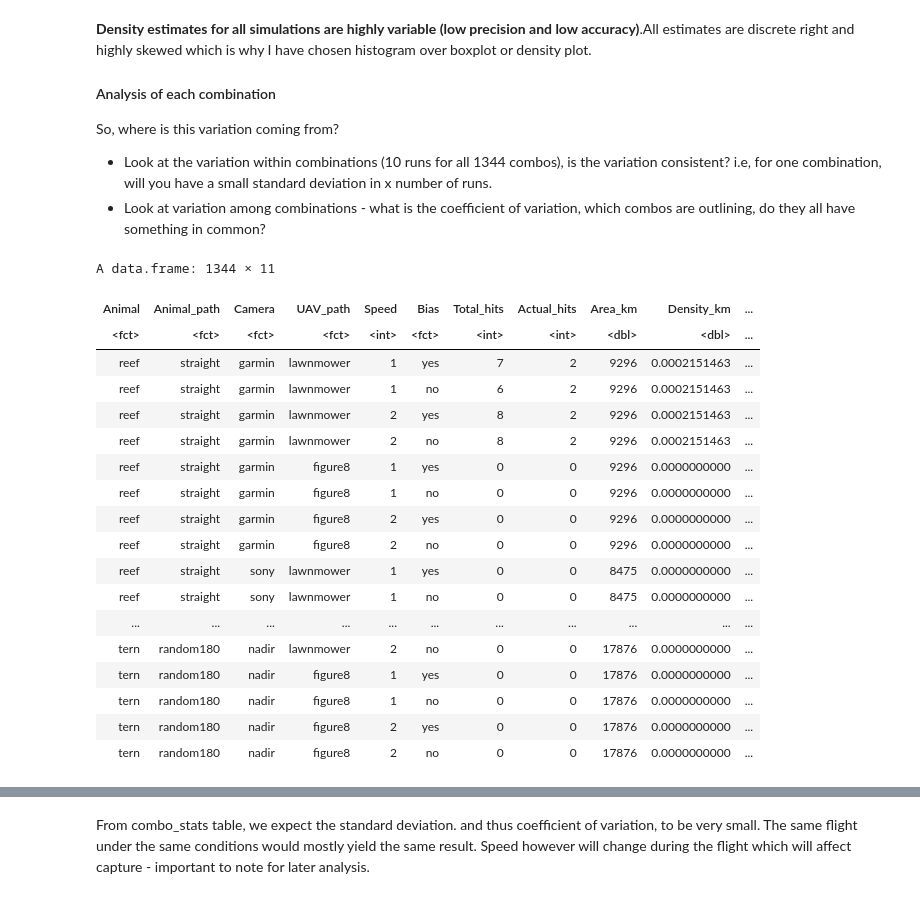
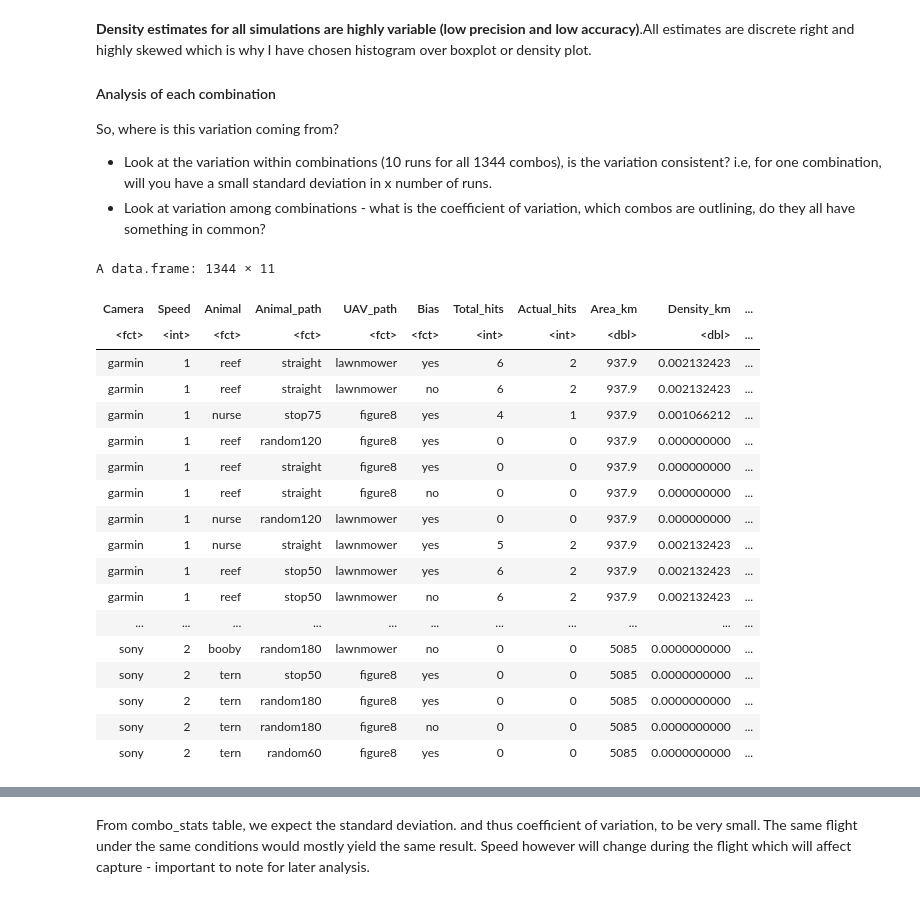
Before and after one commit to EvalImperialforces/CMEE_Thesis, a Jupyter notebook: Code/Simulation_Analysis.ipynb, the cells around one changed output, grey strips where cells are left out. Drawn from its saved outputs; the diff is of its cells as text; code cells hidden in the pictures.

Commit message:
Simulations running on HPC, all belize flights imported and final analysis on jupyter

```diff
--- a/Code/Simulation_Analysis.ipynb
+++ b/Code/Simulation_Analysis.ipynb
@@ -64,33 +145,3 @@ Model accuracy of entire datset means that we calculate the density of each simu
 **True simulation density then is not the actual density of animals in that area but rather the mean calculated density from x number of simulations. I would have initially assumed the true simulation density to be 1 (there's one animal in the simulation)** but that is never really the case when encounters are expressed as a ratio of area.
 
 Must first calculate area covered in each simulation (fix in simulation later)
-# %%
-# Area covered by each camera appended to simulation data
-cam_name <- c("garmin", "sony", "nadir")
-cam_area <- c(9.296,8.475,17.876) # Already in kilometres
-cam_table <- data.frame(cam_name, cam_area)
-
-
-calcArea <- function(df){
-    # Area of each camera
-    area_covered <- c()
-    for(i in df$Camera){
-      if(i == "garmin"){
-        area_covered <- c(area_covered, cam_table[1,2])
-      }
-      if(i == "sony"){
-        area_covered <- c(area_covered, cam_table[2,2])
-      }
-      if(i == "nadir"){
-        area_covered <- c(area_covered, cam_table[3,2])
-      }
-    }
-    return(area_covered)
-}
-
-
-# Area per flight
-area_covered <- calcArea(all_sims)
-Area_km <- (area_covered*timestep)
-all_sims <- cbind(all_sims, Area_km)
-all_sims
@@ -189,48 +226,48 @@ So, where is this variation coming from?
 # %%
 per_sim_density <- function(df){
 
   # Calculate density for each simulation and add
   Density_km <- calcDensity(df$Actual_hits, df$Area_km)
   False_Density_km <- calcDensity(df$Total_hits, df$Area_km)
 
   df <- cbind(df, Density_km)
   df <- cbind(df, False_Density_km)
 
   return(df)
 }
 
 
 for(i in 1:length(current_sims)){
-    #df <- [[i]]
-    Area_km <- calcArea(current_sims[[i]])*timestep
-    current_sims[[i]] <- cbind(current_sims[[i]], Area_km)
+    unique_cams = unique(current_sims[[i]]$Camera)
+    unique_speed = c(1, 2)
+    current_sims[[i]] = merge(current_sims[[i]], cam_table)
     current_sims[[i]] <- per_sim_density(current_sims[[i]])
 }
 
 
 
 #calcArea(current_sims[[1]])
-#current_sims[[1]]
+current_sims[[6]]
 # %% [output]
 A data.frame: 1344 × 11
-| Animal | Animal_path | Camera | UAV_path | Speed | Bias | Total_hits | Actual_hits | Area_km | Density_km | ... |
-| <fct> | <fct> | <fct> | <fct> | <int> | <fct> | <int> | <int> | <dbl> | <dbl> | ... |
-| reef | straight | garmin | lawnmower | 1 | yes | 7 | 2 | 9296 | 0.0002151463 | ... |
-| reef | straight | garmin | lawnmower | 1 | no | 6 | 2 | 9296 | 0.0002151463 | ... |
-| reef | straight | garmin | lawnmower | 2 | yes | 8 | 2 | 9296 | 0.0002151463 | ... |
-| reef | straight | garmin | lawnmower | 2 | no | 8 | 2 | 9296 | 0.0002151463 | ... |
-| reef | straight | garmin | figure8 | 1 | yes | 0 | 0 | 9296 | 0.0000000000 | ... |
-| reef | straight | garmin | figure8 | 1 | no | 0 | 0 | 9296 | 0.0000000000 | ... |
-| reef | straight | garmin | figure8 | 2 | yes | 0 | 0 | 9296 | 0.0000000000 | ... |
-| reef | straight | garmin | figure8 | 2 | no | 0 | 0 | 9296 | 0.0000000000 | ... |
-| reef | straight | sony | lawnmower | 1 | yes | 0 | 0 | 8475 | 0.0000000000 | ... |
-| reef | straight | sony | lawnmower | 1 | no | 0 | 0 | 8475 | 0.0000000000 | ... |
+| Camera | Speed | Animal | Animal_path | UAV_path | Bias | Total_hits | Actual_hits | Area_km | Density_km | ... |
+| <fct> | <int> | <fct> | <fct> | <fct> | <fct> | <int> | <int> | <dbl> | <dbl> | ... |
+| garmin | 1 | reef | straight | lawnmower | yes | 6 | 2 | 937.9 | 0.002132423 | ... |
+| garmin | 1 | reef | straight | lawnmower | no | 6 | 2 | 937.9 | 0.002132423 | ... |
+| garmin | 1 | nurse | stop75 | figure8 | yes | 4 | 1 | 937.9 | 0.001066212 | ... |
+| garmin | 1 | reef | random120 | figure8 | yes | 0 | 0 | 937.9 | 0.000000000 | ... |
+| garmin | 1 | reef | straight | figure8 | yes | 0 | 0 | 937.9 | 0.000000000 | ... |
+| garmin | 1 | reef | straight | figure8 | no | 0 | 0 | 937.9 | 0.000000000 | ... |
+| garmin | 1 | nurse | random120 | lawnmower | yes | 0 | 0 | 937.9 | 0.000000000 | ... |
+| garmin | 1 | nurse | straight | lawnmower | yes | 5 | 2 | 937.9 | 0.002132423 | ... |
+| garmin | 1 | reef | stop50 | lawnmower | yes | 6 | 2 | 937.9 | 0.002132423 | ... |
+| garmin | 1 | reef | stop50 | lawnmower | no | 6 | 2 | 937.9 | 0.002132423 | ... |
 | ... | ... | ... | ... | ... | ... | ... | ... | ... | ... | ... |
-| tern | random180 | nadir | lawnmower | 2 | no | 0 | 0 | 17876 | 0.0000000000 | ... |
-| tern | random180 | nadir | figure8 | 1 | yes | 0 | 0 | 17876 | 0.0000000000 | ... |
-| tern | random180 | nadir | figure8 | 1 | no | 0 | 0 | 17876 | 0.0000000000 | ... |
-| tern | random180 | nadir | figure8 | 2 | yes | 0 | 0 | 17876 | 0.0000000000 | ... |
-| tern | random180 | nadir | figure8 | 2 | no | 0 | 0 | 17876 | 0.0000000000 | ... |
+| sony | 2 | booby | random180 | lawnmower | no | 0 | 0 | 5085 | 0.0000000000 | ... |
+| sony | 2 | tern | stop50 | figure8 | yes | 0 | 0 | 5085 | 0.0000000000 | ... |
+| sony | 2 | tern | random180 | figure8 | yes | 0 | 0 | 5085 | 0.0000000000 | ... |
+| sony | 2 | tern | random180 | figure8 | no | 0 | 0 | 5085 | 0.0000000000 | ... |
+| sony | 2 | tern | random60 | figure8 | yes | 0 | 0 | 5085 | 0.0000000000 | ... |
 # %%
 per_density_table <- function(df){
   ##### Calculate density for each individual combination ####
```
Also changed, not shown: parts of 23 cells of this notebook, 7 other files.
